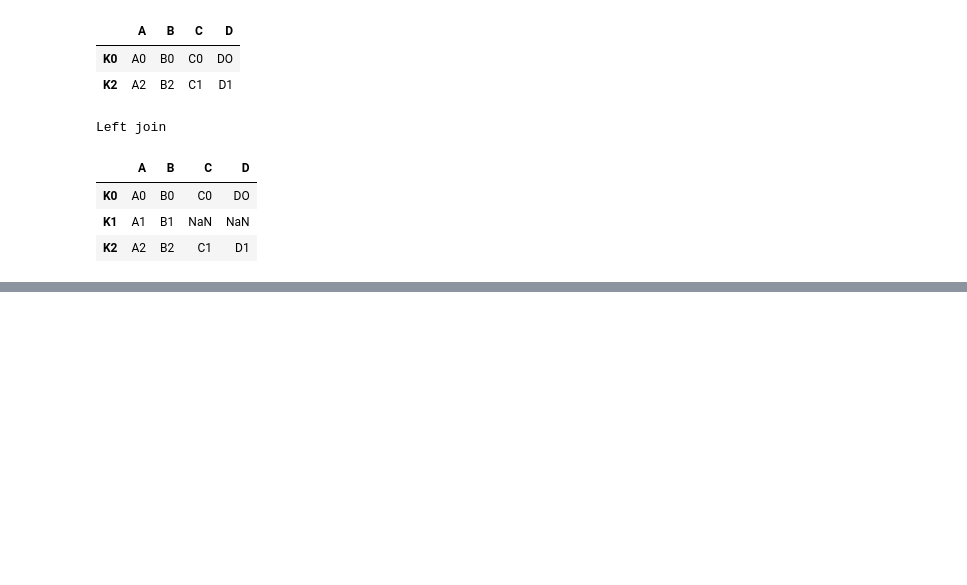
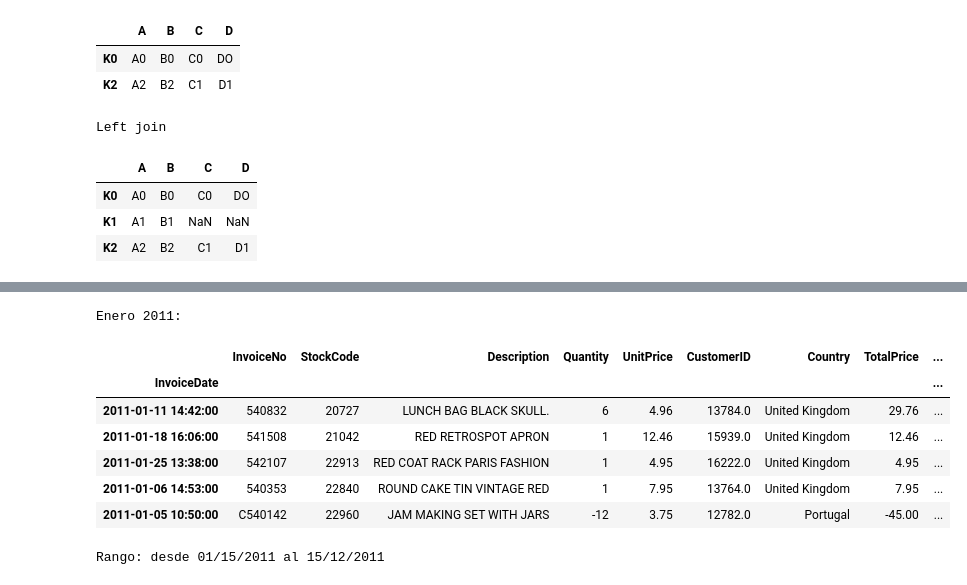
Before and after one commit to pahoalapizco/python_for_data_science, a Jupyter notebook: notebooks/2.0-numpy_pandas_da-pandas.ipynb, the cells around one changed output, grey strips where cells are left out. Saved outputs shown, nothing was run; the diff lists cells and outputs as text; code cells hidden in the pictures; blank space fills up the shorter version.

```diff
--- a/notebooks/2.0-numpy_pandas_da-pandas.ipynb
+++ b/notebooks/2.0-numpy_pandas_da-pandas.ipynb
@@ -1025,0 +1089,17 @@ Left join
+# %%
+# Filtro avanzado a partir del indice tipo datetime con .loc
+print("Enero 2011:")
+display(retail_df.loc["2011-01"].sample(5))
+
+print("Rango: desde 01/15/2011 al 15/12/2011 ")
+display(retail_df.loc["2011-12-01" : "2011-12-15"].sample(5))
+# %% [output]
+Enero 2011:
+|  | InvoiceNo | StockCode | Description | Quantity | UnitPrice | CustomerID | Country | TotalPrice | ... |
+| InvoiceDate |  |  |  |  |  |  |  |  | ... |
+| 2011-01-11 14:42:00 | 540832 | 20727 | LUNCH BAG BLACK SKULL. | 6 | 4.96 | 13784.0 | United Kingdom | 29.76 | ... |
+| 2011-01-18 16:06:00 | 541508 | 21042 | RED RETROSPOT APRON | 1 | 12.46 | 15939.0 | United Kingdom | 12.46 | ... |
+| 2011-01-25 13:38:00 | 542107 | 22913 | RED COAT RACK PARIS FASHION | 1 | 4.95 | 16222.0 | United Kingdom | 4.95 | ... |
+| 2011-01-06 14:53:00 | 540353 | 22840 | ROUND CAKE TIN VINTAGE RED | 1 | 7.95 | 13764.0 | United Kingdom | 7.95 | ... |
+| 2011-01-05 10:50:00 | C540142 | 22960 | JAM MAKING SET WITH JARS | -12 | 3.75 | 12782.0 | Portugal | -45.00 | ... |
+Rango: desde 01/15/2011 al 15/12/2011
```
Also changed, not shown: parts of 10 cells of this notebook.
